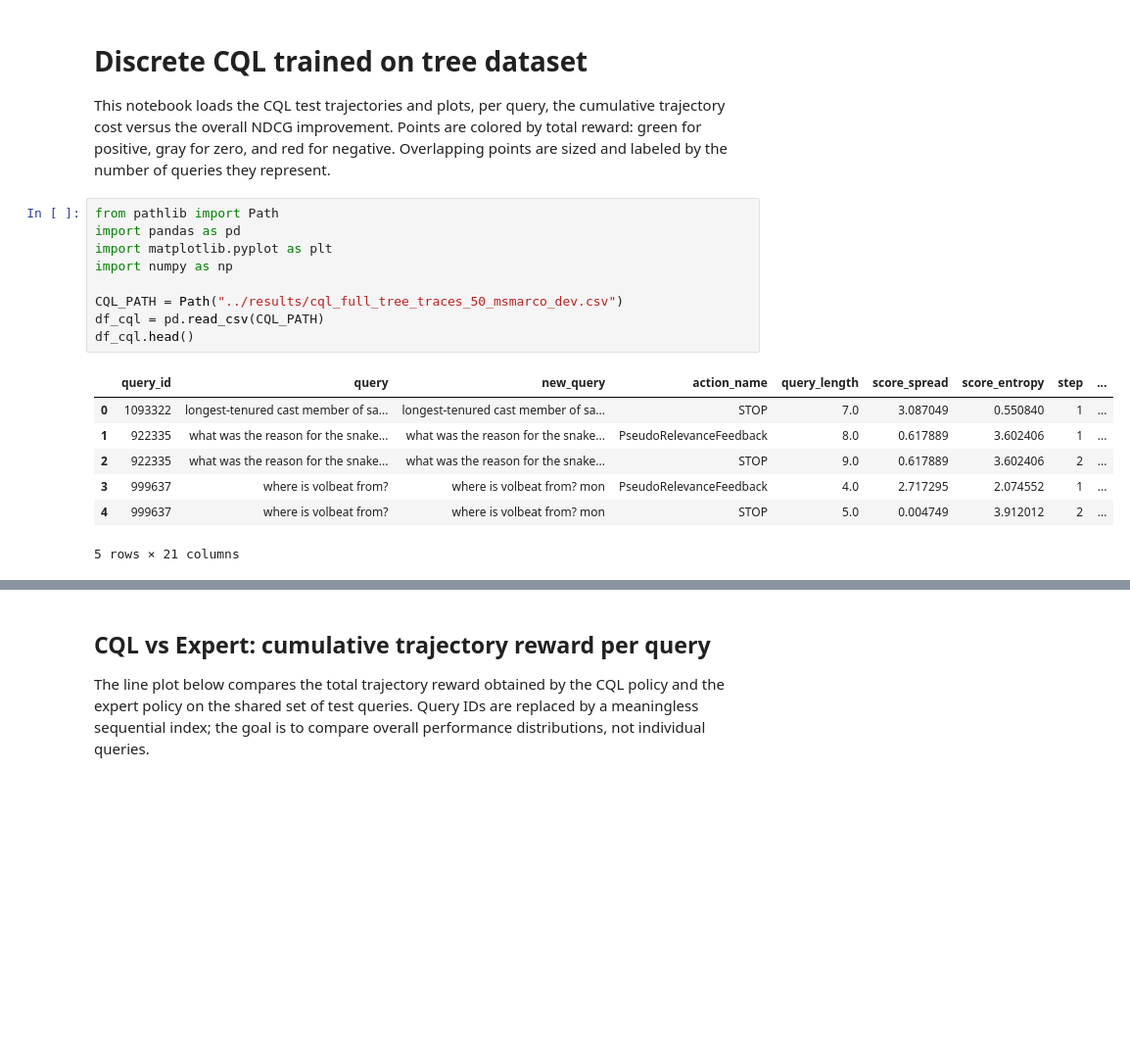
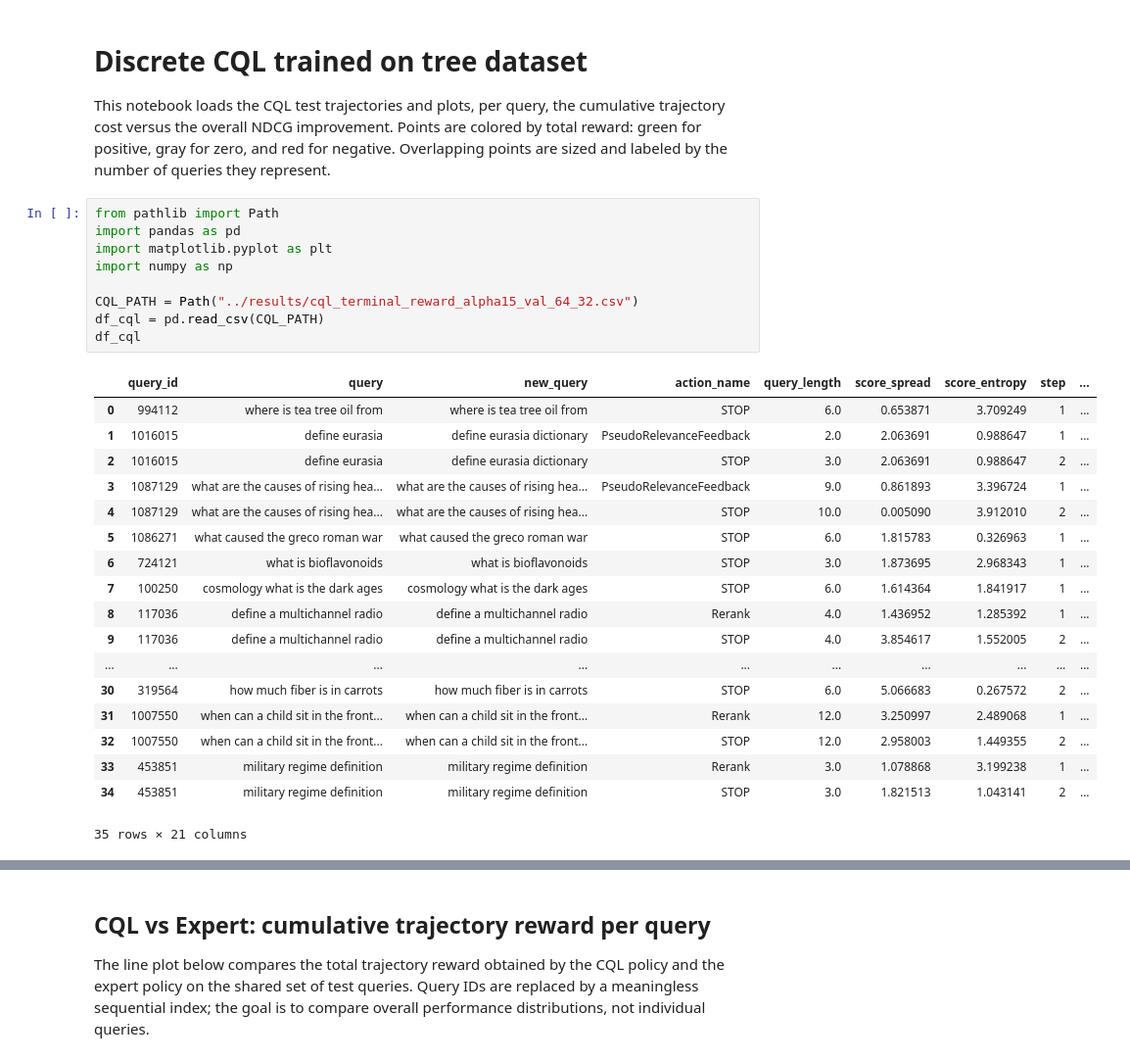
Before and after one commit to hanazouari23/Agentic-Retrieval, a Jupyter notebook: notebooks/plot_cql_test_results.ipynb, the cells around one changed output, grey strips where cells are left out. Shown at 98% size. Saved outputs shown, nothing was run; the diff lists cells and outputs as text; blank space fills up the shorter version.

```diff
--- a/notebooks/plot_cql_test_results.ipynb
+++ b/notebooks/plot_cql_test_results.ipynb
@@ -5,20 +5,31 @@ This notebook loads the CQL test trajectories and plots, per query, the cumulati
 # %%
 from pathlib import Path
 import pandas as pd
 import matplotlib.pyplot as plt
 import numpy as np
 
-CQL_PATH = Path("../results/cql_full_tree_traces_50_msmarco_dev.csv")
+CQL_PATH = Path("../results/cql_terminal_reward_alpha15_val_64_32.csv")
 df_cql = pd.read_csv(CQL_PATH)
-df_cql.head()
+df_cql
 # %% [output]
 |  | query_id | query | new_query | action_name | query_length | score_spread | score_entropy | step | ... |
-| 0 | 1093322 | longest-tenured cast member of sa... | longest-tenured cast member of sa... | STOP | 7.0 | 3.087049 | 0.550840 | 1 | ... |
-| 1 | 922335 | what was the reason for the snake... | what was the reason for the snake... | PseudoRelevanceFeedback | 8.0 | 0.617889 | 3.602406 | 1 | ... |
-| 2 | 922335 | what was the reason for the snake... | what was the reason for the snake... | STOP | 9.0 | 0.617889 | 3.602406 | 2 | ... |
-| 3 | 999637 | where is volbeat from? | where is volbeat from? mon | PseudoRelevanceFeedback | 4.0 | 2.717295 | 2.074552 | 1 | ... |
-| 4 | 999637 | where is volbeat from? | where is volbeat from? mon | STOP | 5.0 | 0.004749 | 3.912012 | 2 | ... |
+| 0 | 994112 | where is tea tree oil from | where is tea tree oil from | STOP | 6.0 | 0.653871 | 3.709249 | 1 | ... |
+| 1 | 1016015 | define eurasia | define eurasia dictionary | PseudoRelevanceFeedback | 2.0 | 2.063691 | 0.988647 | 1 | ... |
+| 2 | 1016015 | define eurasia | define eurasia dictionary | STOP | 3.0 | 2.063691 | 0.988647 | 2 | ... |
+| 3 | 1087129 | what are the causes of rising hea... | what are the causes of rising hea... | PseudoRelevanceFeedback | 9.0 | 0.861893 | 3.396724 | 1 | ... |
+| 4 | 1087129 | what are the causes of rising hea... | what are the causes of rising hea... | STOP | 10.0 | 0.005090 | 3.912010 | 2 | ... |
+| 5 | 1086271 | what caused the greco roman war | what caused the greco roman war | STOP | 6.0 | 1.815783 | 0.326963 | 1 | ... |
+| 6 | 724121 | what is bioflavonoids | what is bioflavonoids | STOP | 3.0 | 1.873695 | 2.968343 | 1 | ... |
+| 7 | 100250 | cosmology what is the dark ages | cosmology what is the dark ages | STOP | 6.0 | 1.614364 | 1.841917 | 1 | ... |
+| 8 | 117036 | define a multichannel radio | define a multichannel radio | Rerank | 4.0 | 1.436952 | 1.285392 | 1 | ... |
+| 9 | 117036 | define a multichannel radio | define a multichannel radio | STOP | 4.0 | 3.854617 | 1.552005 | 2 | ... |
+| ... | ... | ... | ... | ... | ... | ... | ... | ... | ... |
+| 30 | 319564 | how much fiber is in carrots | how much fiber is in carrots | STOP | 6.0 | 5.066683 | 0.267572 | 2 | ... |
+| 31 | 1007550 | when can a child sit in the front... | when can a child sit in the front... | Rerank | 12.0 | 3.250997 | 2.489068 | 1 | ... |
+| 32 | 1007550 | when can a child sit in the front... | when can a child sit in the front... | STOP | 12.0 | 2.958003 | 1.449355 | 2 | ... |
+| 33 | 453851 | military regime definition | military regime definition | Rerank | 3.0 | 1.078868 | 3.199238 | 1 | ... |
+| 34 | 453851 | military regime definition | military regime definition | STOP | 3.0 | 1.821513 | 1.043141 | 2 | ... |
-5 rows × 21 columns
+35 rows × 21 columns
 # %%
 # Aggregate one point per query
 grouped = df_cql.groupby("query_id")
```
Also changed, not shown: parts of 3 cells of this notebook, 47 other files.
